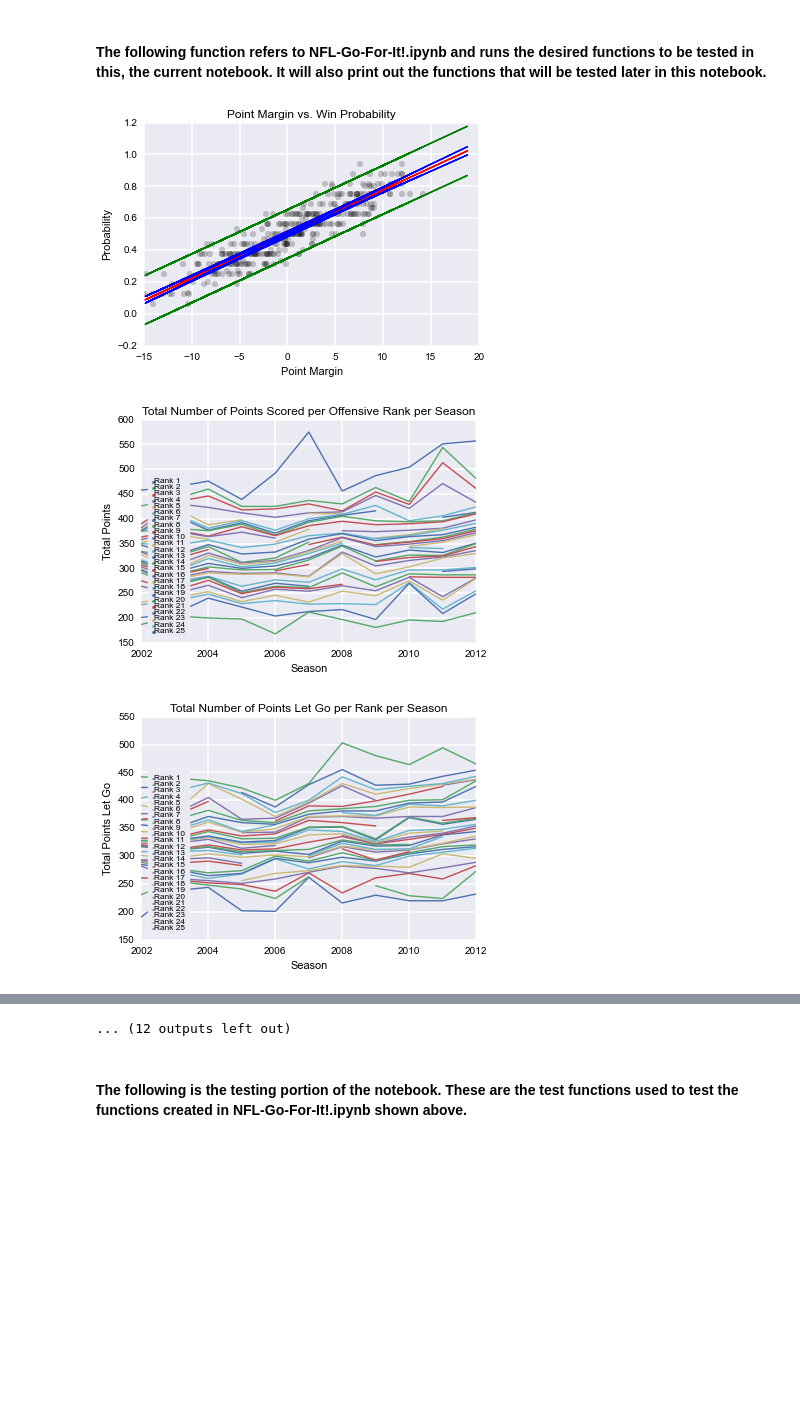
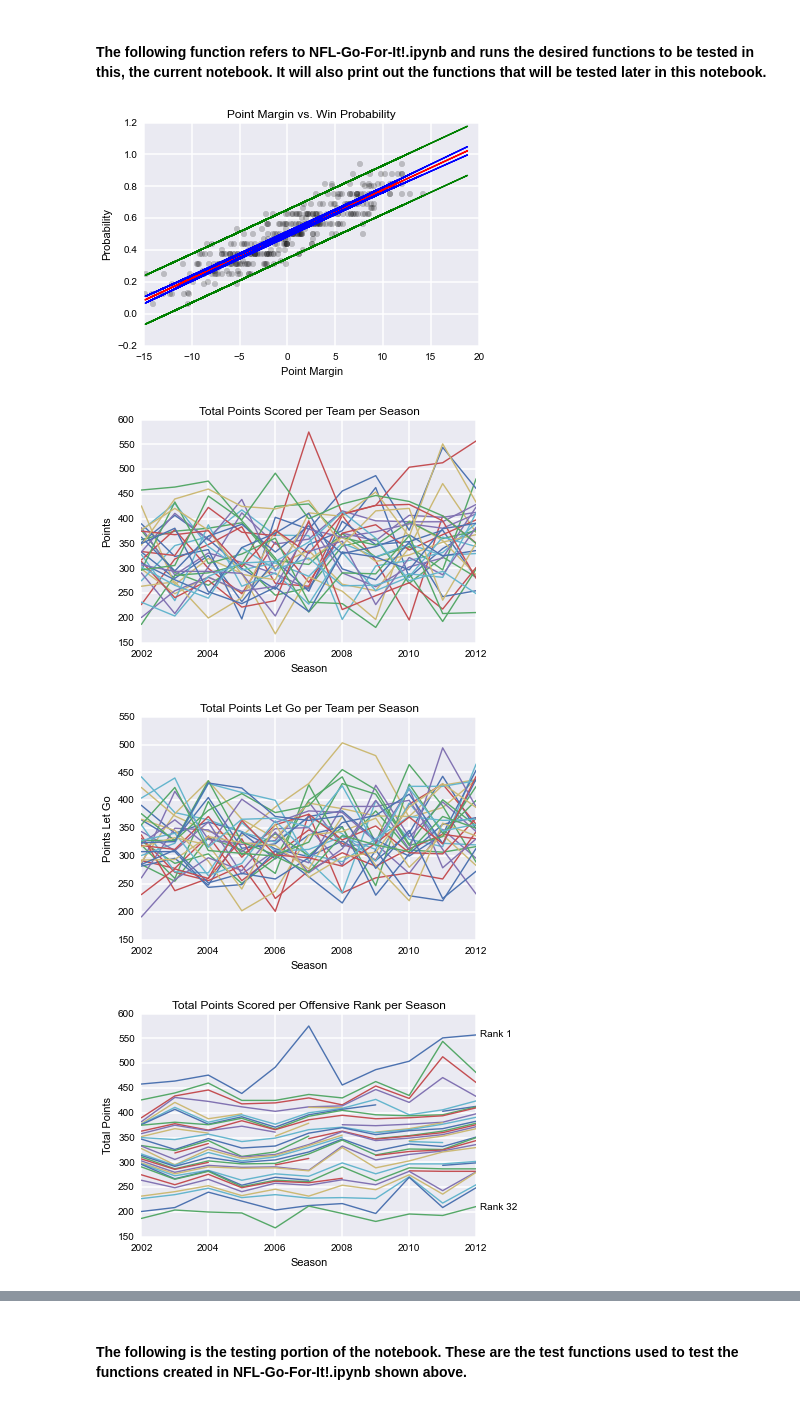
Before and after one commit to tomdawg86/Stat_222_NFL_Project, a Jupyter notebook: Test-NFL-Go-For-It!.ipynb, the cells around one changed output, grey strips where cells are left out. Drawn from its saved outputs; the diff is of its cells as text; code cells hidden in the pictures; blank space fills up the shorter version.

```diff
--- a/Test-NFL-Go-For-It!.ipynb
+++ b/Test-NFL-Go-For-It!.ipynb
@@ -66,8 +67,9 @@ def run_notebook(fname, ncells):
 
     return
 # %%
-run_notebook("NFL-Go-For-It!.ipynb", range(2,45))
+run_notebook("NFL-Go-For-It!.ipynb", range(2,57))
 # %% [output]
 [figure]
-[figure, old version]
+[figure, new version]
-[figure, old version]
+[figure, new version]
+[figure, added]
@@ -131,4 +116,3 @@ Optimization terminated successfully.
-... (12 outputs left out)
 # %% [markdown]
 #### The following is the testing portion of the notebook. These are the test functions used to test the functions created in NFL-Go-For-It!.ipynb shown above.
 # %%
```
Also changed, not shown: parts of 3 cells of this notebook, 14 other files.
